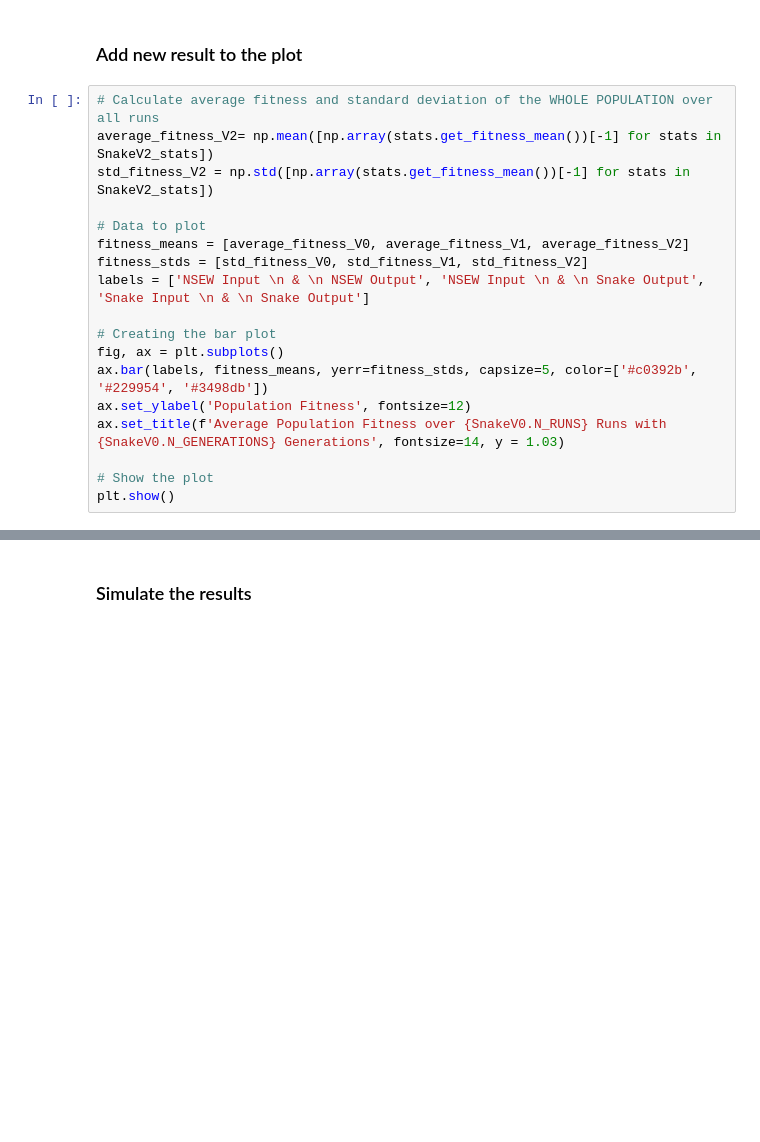
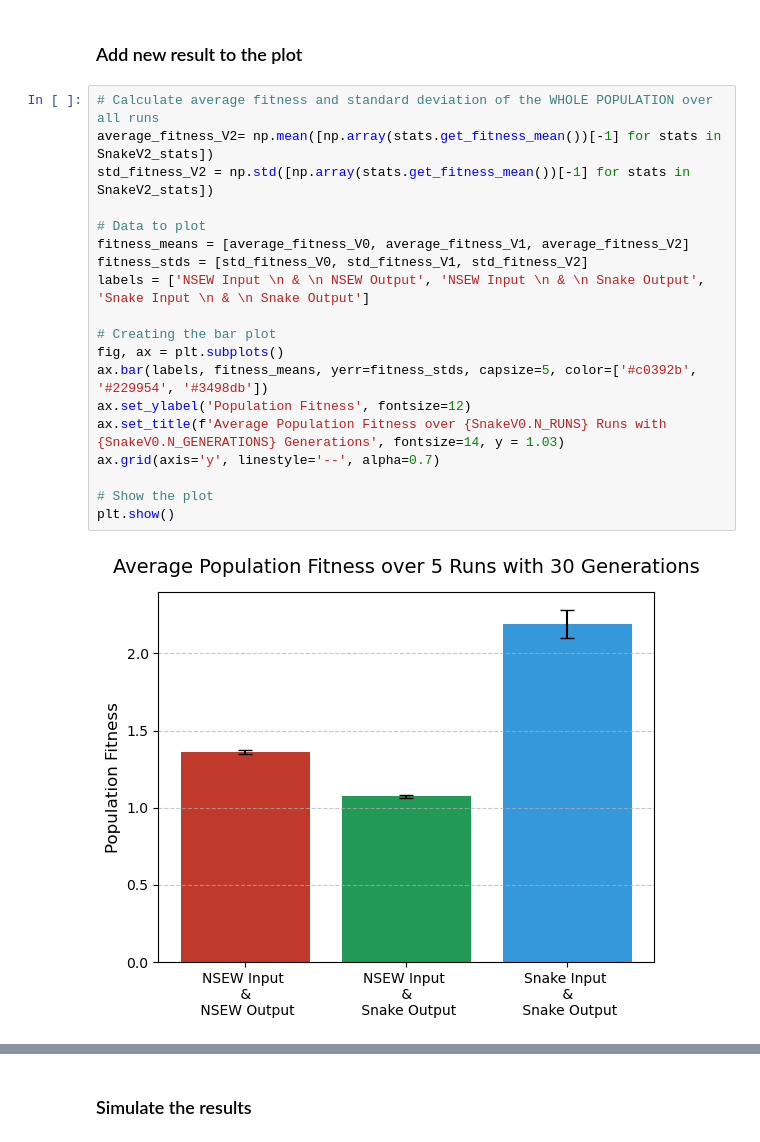
Before and after one commit to jasperpieterse/Brainy-Boa, a Jupyter notebook: brainy_boa.ipynb, the cells around one changed output, grey strips where cells are left out. Drawn from its saved outputs; the diff is of its cells as text; blank space fills up the shorter version.

```diff
--- a/brainy_boa.ipynb
+++ b/brainy_boa.ipynb
@@ -223,21 +284,24 @@ np.save(local_dir + '/' + Paths.RESULTS_PATH + 'SnakeV2_stats', SnakeV2_stats)
 # %%
 # Calculate average fitness and standard deviation of the WHOLE POPULATION over all runs
 average_fitness_V2= np.mean([np.array(stats.get_fitness_mean())[-1] for stats in SnakeV2_stats])
 std_fitness_V2 = np.std([np.array(stats.get_fitness_mean())[-1] for stats in SnakeV2_stats])
 
 # Data to plot
 fitness_means = [average_fitness_V0, average_fitness_V1, average_fitness_V2]
 fitness_stds = [std_fitness_V0, std_fitness_V1, std_fitness_V2]
 labels = ['NSEW Input \n & \n NSEW Output', 'NSEW Input \n & \n Snake Output', 'Snake Input \n & \n Snake Output']
 
 # Creating the bar plot
 fig, ax = plt.subplots()
 ax.bar(labels, fitness_means, yerr=fitness_stds, capsize=5, color=['#c0392b', '#229954', '#3498db'])
 ax.set_ylabel('Population Fitness', fontsize=12)
 ax.set_title(f'Average Population Fitness over {SnakeV0.N_RUNS} Runs with {SnakeV0.N_GENERATIONS} Generations', fontsize=14, y = 1.03)
+ax.grid(axis='y', linestyle='--', alpha=0.7)
 
 # Show the plot
 plt.show()
+# %% [output]
+[figure, added]
 # %%
 # Calculate the average fitness and standard deviation of the WINNERS ONLY over all runs
 best_fitness_V2 = np.mean([g.fitness for g in SnakeV2_winners])
```
Also changed, not shown: parts of 25 cells of this notebook, 17 other files.
